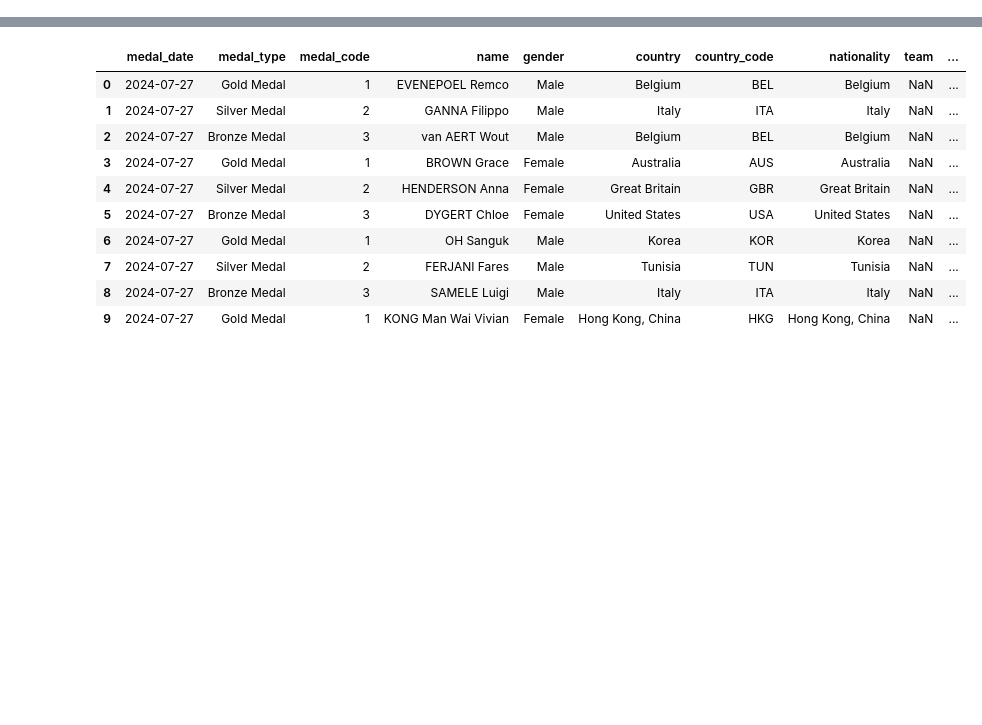
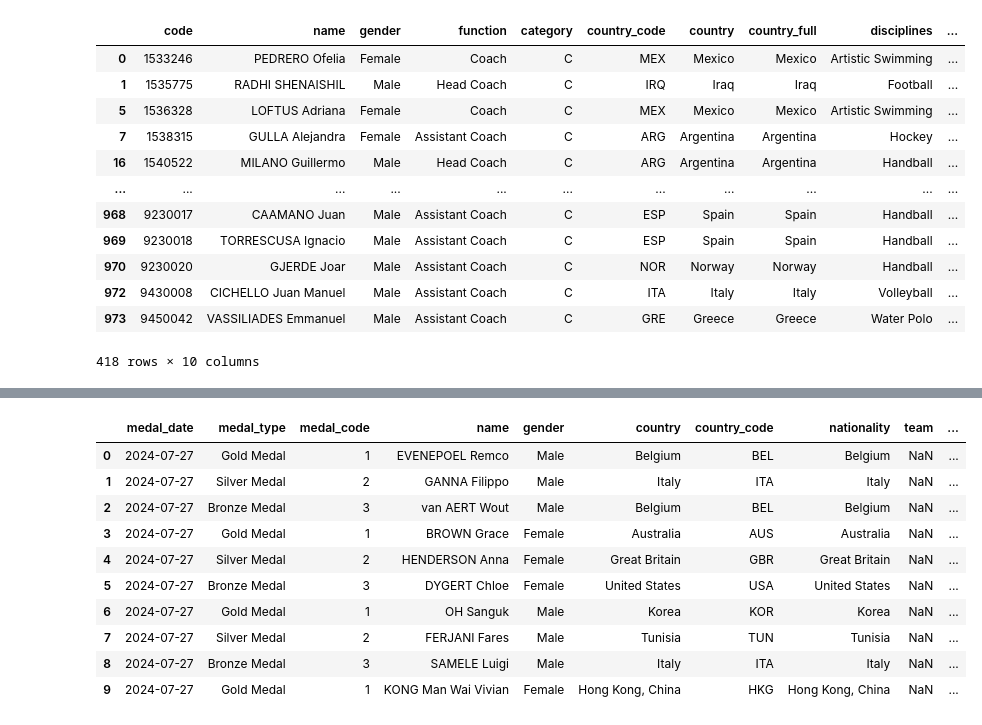
Before and after one commit to MMcDowe812/Going-For-Gold, a Jupyter notebook: Olympics-Coach-Athlete_Analysis.ipynb, the cells around one changed output, grey strips where cells are left out. Drawn from its saved outputs; the diff is of its cells as text; code cells hidden in the pictures; blank space fills up the shorter version.

```diff
--- a/Olympics-Coach-Athlete_Analysis.ipynb
+++ b/Olympics-Coach-Athlete_Analysis.ipynb
@@ -37,3 +40,21 @@ raw_coaches.head(10)
+# %%
+raw_coaches.columns
+raw_coaches['name'] = raw_coaches['name'].astype('string')
+raw_coaches.dropna()
+# %% [output]
+|  | code | name | gender | function | category | country_code | country | country_full | disciplines | ... |
+| 0 | 1533246 | PEDRERO Ofelia | Female | Coach | C | MEX | Mexico | Mexico | Artistic Swimming | ... |
+| 1 | 1535775 | RADHI SHENAISHIL | Male | Head Coach | C | IRQ | Iraq | Iraq | Football | ... |
+| 5 | 1536328 | LOFTUS Adriana | Female | Coach | C | MEX | Mexico | Mexico | Artistic Swimming | ... |
+| 7 | 1538315 | GULLA Alejandra | Female | Assistant Coach | C | ARG | Argentina | Argentina | Hockey | ... |
+| 16 | 1540522 | MILANO Guillermo | Male | Head Coach | C | ARG | Argentina | Argentina | Handball | ... |
+| ... | ... | ... | ... | ... | ... | ... | ... | ... | ... | ... |
+| 968 | 9230017 | CAAMANO Juan | Male | Assistant Coach | C | ESP | Spain | Spain | Handball | ... |
+| 969 | 9230018 | TORRESCUSA Ignacio | Male | Assistant Coach | C | ESP | Spain | Spain | Handball | ... |
+| 970 | 9230020 | GJERDE Joar | Male | Assistant Coach | C | NOR | Norway | Norway | Handball | ... |
+| 972 | 9430008 | CICHELLO Juan Manuel | Male | Assistant Coach | C | ITA | Italy | Italy | Volleyball | ... |
+| 973 | 9450042 | VASSILIADES Emmanuel | Male | Assistant Coach | C | GRE | Greece | Greece | Water Polo | ... |
+418 rows × 10 columns
 # %%
 #CREATING A COPY, NEW DATAFRAME AND CSV FOR FURTHER ANALYSIS
 
```
Also changed, not shown: parts of 6 cells of this notebook.
